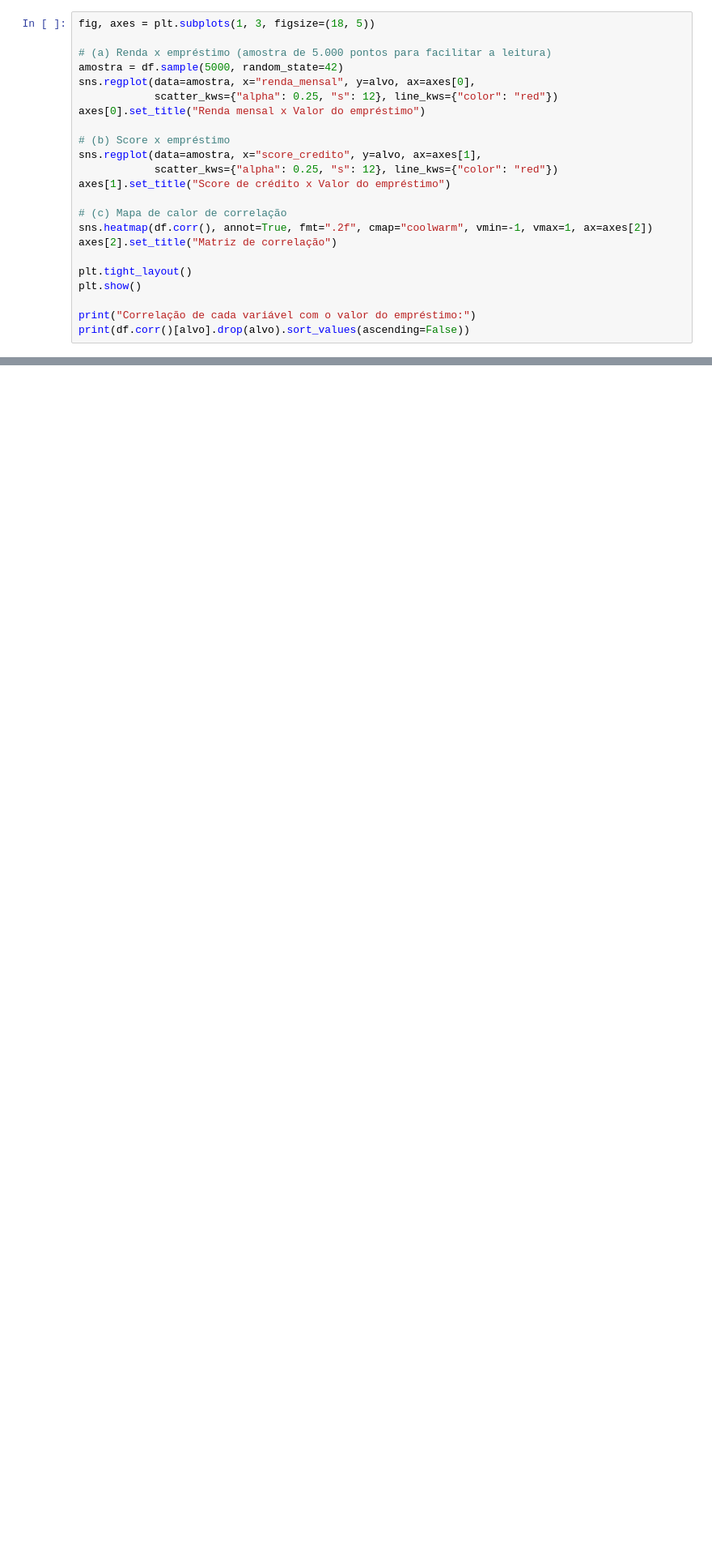
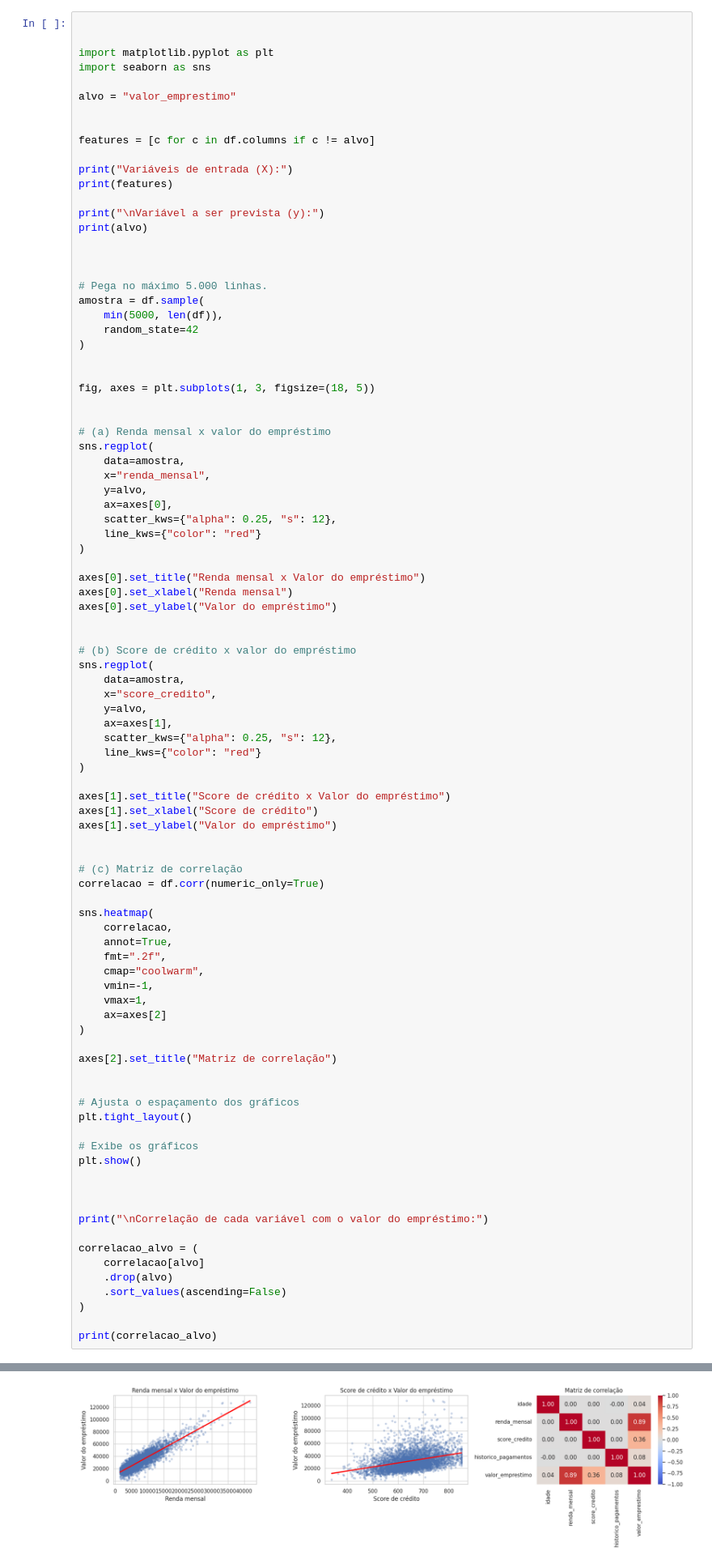
Before and after one commit to liaandrade/Teste_de_conhecimentos_IA, a Jupyter notebook: Teste_1_IA_Regressao_Credito.ipynb, the cells around one changed output, grey strips where cells are left out. Shown at 81% size. Saved outputs shown, nothing was run; the diff lists cells and outputs as text; blank space fills up the shorter version.

```diff
--- a/Teste_1_IA_Regressao_Credito.ipynb
+++ b/Teste_1_IA_Regressao_Credito.ipynb
@@ -53,25 +128,95 @@ Todas as colunas são **numéricas** (2 inteiras e 3 decimais), **não há valor
 # %% [markdown]
 ## Etapa 3 – Analisar os dados
 # %%
+
+
+import matplotlib.pyplot as plt
+import seaborn as sns
+
+alvo = "valor_emprestimo"
+
+
+features = [c for c in df.columns if c != alvo]
+
+print("Variáveis de entrada (X):")
+print(features)
+
+print("\nVariável a ser prevista (y):")
+print(alvo)
+
+
+
+# Pega no máximo 5.000 linhas.
+amostra = df.sample(
+    min(5000, len(df)),
+    random_state=42
+)
+
+
 fig, axes = plt.subplots(1, 3, figsize=(18, 5))
 
-# (a) Renda x empréstimo (amostra de 5.000 pontos para facilitar a leitura)
-amostra = df.sample(5000, random_state=42)
-sns.regplot(data=amostra, x="renda_mensal", y=alvo, ax=axes[0],
-            scatter_kws={"alpha": 0.25, "s": 12}, line_kws={"color": "red"})
+
+# (a) Renda mensal x valor do empréstimo
+sns.regplot(
+    data=amostra,
+    x="renda_mensal",
+    y=alvo,
+    ax=axes[0],
+    scatter_kws={"alpha": 0.25, "s": 12},
+    line_kws={"color": "red"}
+)
+
 axes[0].set_title("Renda mensal x Valor do empréstimo")
+axes[0].set_xlabel("Renda mensal")
+axes[0].set_ylabel("Valor do empréstimo")
 
-# (b) Score x empréstimo
-sns.regplot(data=amostra, x="score_credito", y=alvo, ax=axes[1],
-            scatter_kws={"alpha": 0.25, "s": 12}, line_kws={"color": "red"})
+
+# (b) Score de crédito x valor do empréstimo
+sns.regplot(
+    data=amostra,
+    x="score_credito",
+    y=alvo,
+    ax=axes[1],
+    scatter_kws={"alpha": 0.25, "s": 12},
+    line_kws={"color": "red"}
+)
+
 axes[1].set_title("Score de crédito x Valor do empréstimo")
+axes[1].set_xlabel("Score de crédito")
+axes[1].set_ylabel("Valor do empréstimo")
 
-# (c) Mapa de calor de correlação
-sns.heatmap(df.corr(), annot=True, fmt=".2f", cmap="coolwarm", vmin=-1, vmax=1, ax=axes[2])
+
+# (c) Matriz de correlação
+correlacao = df.corr(numeric_only=True)
+
+sns.heatmap(
+    correlacao,
+    annot=True,
+    fmt=".2f",
+    cmap="coolwarm",
+    vmin=-1,
+    vmax=1,
+    ax=axes[2]
+)
+
 axes[2].set_title("Matriz de correlação")
 
+
+# Ajusta o espaçamento dos gráficos
 plt.tight_layout()
+
+# Exibe os gráficos
 plt.show()
 
-print("Correlação de cada variável com o valor do empréstimo:")
-print(df.corr()[alvo].drop(alvo).sort_values(ascending=False))
+
+
+print("\nCorrelação de cada variável com o valor do empréstimo:")
+
+correlacao_alvo = (
+    correlacao[alvo]
+    .drop(alvo)
+    .sort_values(ascending=False)
+)
+
+print(correlacao_alvo)
+# %% [output]
@@ -77,0 +228 @@ print(df.corr()[alvo].drop(alvo).sort_values(ascending=False))
+[figure, added]
```
Also changed, not shown: parts of 10 cells of this notebook.
